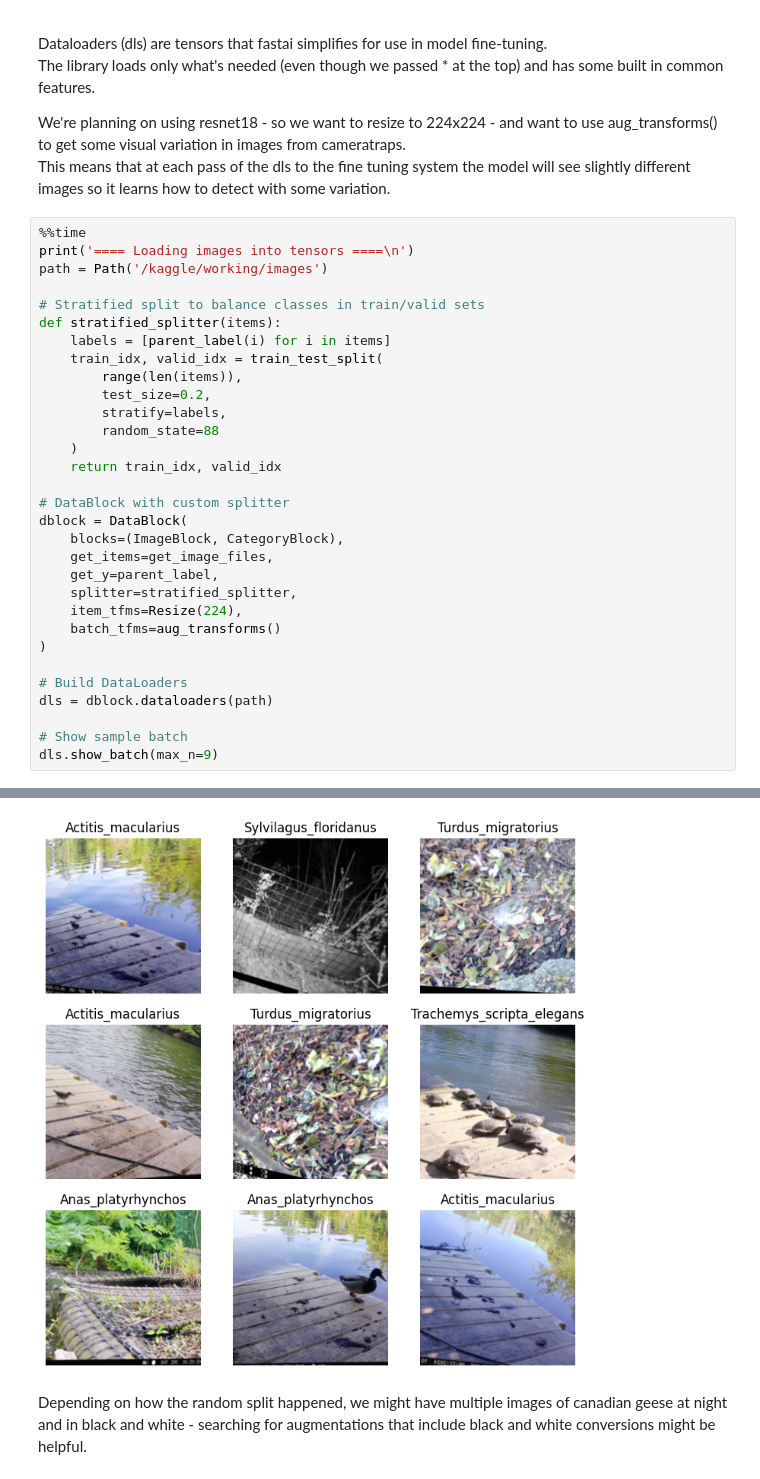
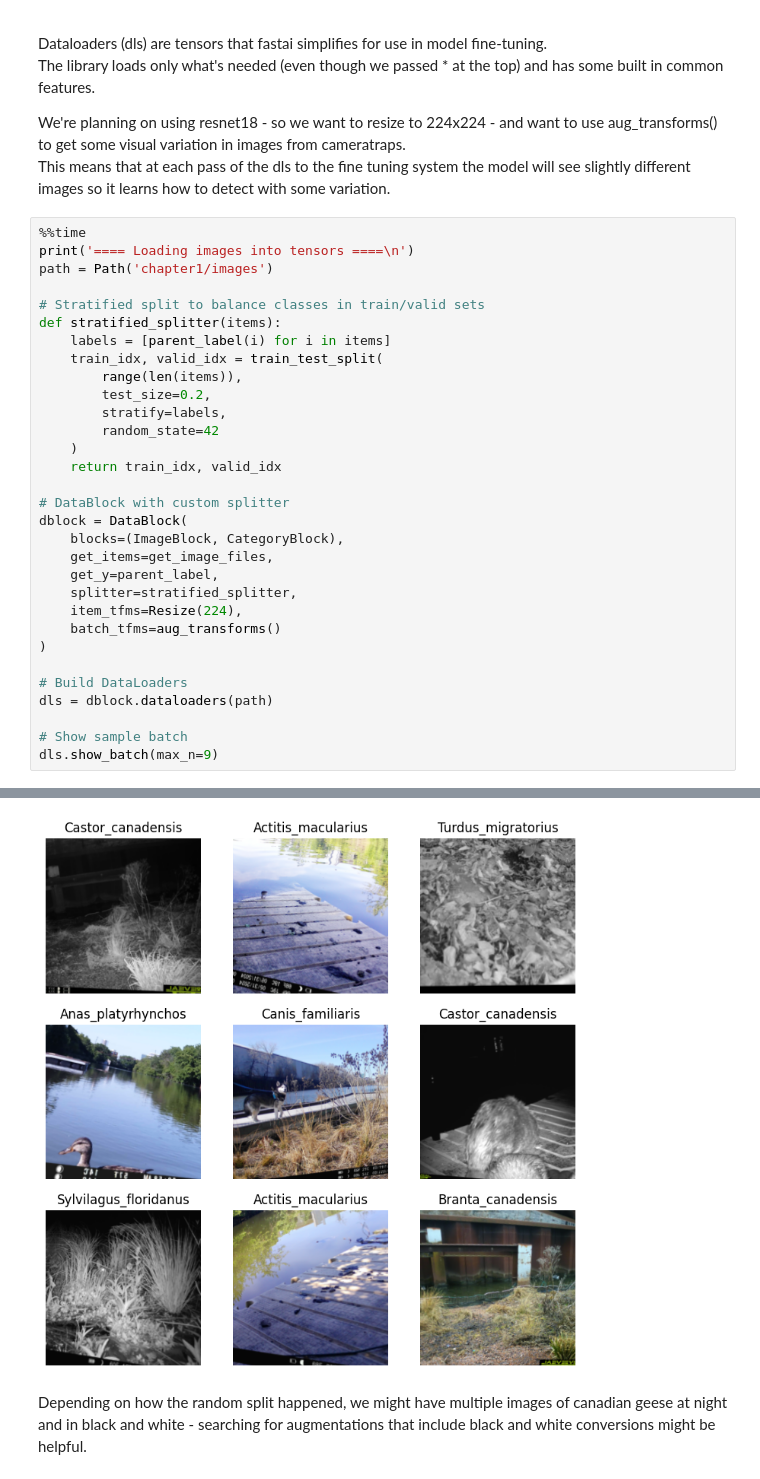
Before and after one commit to morescode-pm/kaggle-fastai, a Jupyter notebook: pull-observations-kaggle-v7.ipynb, the cells around one changed output, grey strips where cells are left out. Saved outputs shown, nothing was run; the diff lists cells and outputs as text.

```diff
--- a/pull-observations-kaggle-v7.ipynb
+++ b/pull-observations-kaggle-v7.ipynb
@@ -524,7 +522,7 @@ This means that at each pass of the dls to the fine tuning system the model will
 # %%
 %%time
 print('==== Loading images into tensors ====\n')
-path = Path('/kaggle/working/images')
+path = Path('chapter1/images')
 
 # Stratified split to balance classes in train/valid sets
 def stratified_splitter(items):
@@ -533,7 +531,7 @@ def stratified_splitter(items):
         range(len(items)),
         test_size=0.2,
         stratify=labels,
-        random_state=88
+        random_state=42
     )
     return train_idx, valid_idx
 
@@ -560,4 +558,4 @@ Wall time: 24.6 s
-[figure, old version]
+[figure, new version]
 # %% [markdown]
 Depending on how the random split happened, we might have multiple images of canadian geese at night and in black and white - searching for augmentations that include black and white conversions might be helpful.
 # %% [markdown]
```
Also changed, not shown: parts of 12 cells of this notebook, 1 other file.
